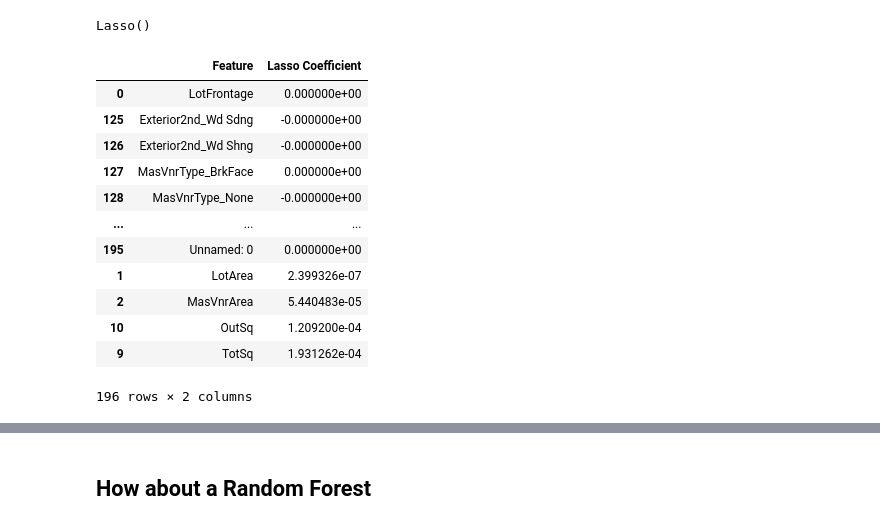
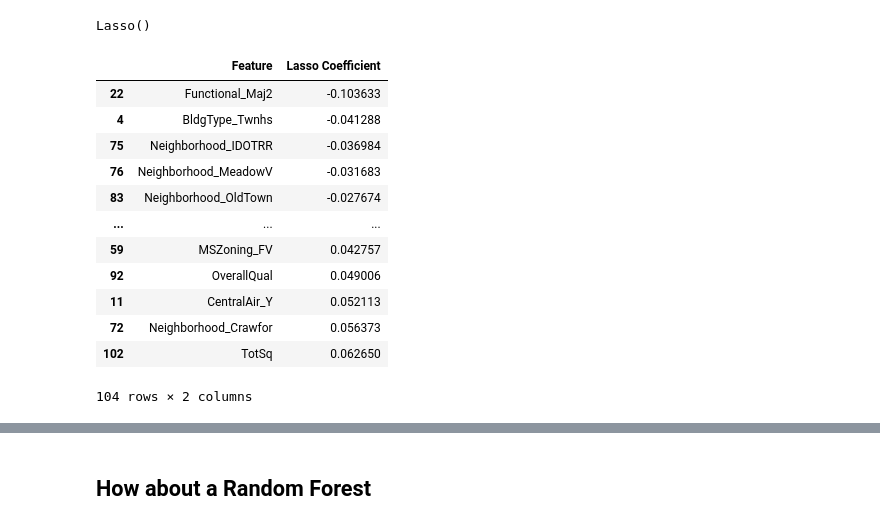
Before and after one commit to jmeisenh/HousingPrices, a Jupyter notebook: Justin/ModelingV1_5.ipynb, the cells around one changed output, grey strips where cells are left out. Cells and saved outputs as stored; diff of their text form; code cells hidden in the pictures.

```diff
--- a/Justin/ModelingV1_5.ipynb
+++ b/Justin/ModelingV1_5.ipynb
@@ -17,0 +23,5 @@ finalDF = pd.read_csv('C:/Users/jmeis/NYC_DSA/HousingPrices/Data/Version_1.4/Fin
+# %%
+finalSmartDF.drop(['Unnamed: 0'], axis = 1, inplace = True)
+finalDF.drop(['Unnamed: 0'], axis = 1, inplace = True)
+#finalSmartDF.drop(['Unnamed: 0.1'], axis = 1, inplace = True)
+finalDF.drop(['Unnamed: 0.1'], axis = 1, inplace = True)
@@ -78,0 +102,7 @@ y_train
+# %%
+X_train = X_train.reindex(sorted(X_train.columns), axis = 1)
+XS_train = XS_train.reindex(sorted(XS_train.columns), axis = 1)
+X_test = X_test.reindex(sorted(X_test.columns), axis = 1)
+XS_test = XS_test.reindex(sorted(XS_test.columns), axis = 1)
+finalDF = finalDF.reindex(sorted(finalDF.columns), axis = 1)
+finalSmartDF = finalSmartDF.reindex(sorted(finalSmartDF.columns), axis = 1)
@@ -86,7 +254,7 @@ warnings.warn = warn
 # %%
 from sklearn.linear_model import ElasticNet
 from sklearn.model_selection import GridSearchCV
-parametersGrid = {"max_iter": [1, 5, 10],
+parametersGrid = {"max_iter": [10, 12, 15, 18],
                 "alpha": [0.0001, 0.001, 0.01, 0.1, 1, 10, 100],
                 "l1_ratio": np.arange(0.0, 1.0, 0.1)}
 eNet = ElasticNet(normalize=True)
@@ -159,22 +347,30 @@ logit = Lasso()
 logit.fit(X_train, y_train)
 # %% [output]
 Lasso()
+# %%
+parametersGrid = {
+                "alpha": [0.0001, 0.001, 0.01, 0.1, 1, 10, 100]
+                }
+logit = Lasso(normalize=True)
+gridLasso = GridSearchCV(logit, parametersGrid, scoring='r2', cv=10, n_jobs = -1)
+gridLasso.fit(X_train, y_train)
+predLasso = gridLasso.predict(X_test)
 # %%
-LassoDF = pd.DataFrame(logit.coef_)
+LassoDF = pd.DataFrame(gridLasso.best_estimator_.coef_)
 G = pd.concat([pd.Series(X_train.columns), LassoDF], axis = 1)
 G.columns = ['Feature', 'Lasso Coefficient']
 G.sort_values('Lasso Coefficient')
 # %% [output]
 |  | Feature | Lasso Coefficient |
-| 0 | LotFrontage | 0.000000e+00 |
-| 125 | Exterior2nd_Wd Sdng | -0.000000e+00 |
-| 126 | Exterior2nd_Wd Shng | -0.000000e+00 |
-| 127 | MasVnrType_BrkFace | 0.000000e+00 |
-| 128 | MasVnrType_None | -0.000000e+00 |
+| 22 | Functional_Maj2 | -0.103633 |
+| 4 | BldgType_Twnhs | -0.041288 |
+| 75 | Neighborhood_IDOTRR | -0.036984 |
+| 76 | Neighborhood_MeadowV | -0.031683 |
+| 83 | Neighborhood_OldTown | -0.027674 |
 | ... | ... | ... |
-| 195 | Unnamed: 0 | 0.000000e+00 |
-| 1 | LotArea | 2.399326e-07 |
-| 2 | MasVnrArea | 5.440483e-05 |
-| 10 | OutSq | 1.209200e-04 |
-| 9 | TotSq | 1.931262e-04 |
+| 59 | MSZoning_FV | 0.042757 |
+| 92 | OverallQual | 0.049006 |
+| 11 | CentralAir_Y | 0.052113 |
+| 72 | Neighborhood_Crawfor | 0.056373 |
+| 102 | TotSq | 0.062650 |
-196 rows × 2 columns
+104 rows × 2 columns
```
Also changed, not shown: parts of 96 cells of this notebook, 15 other files.
